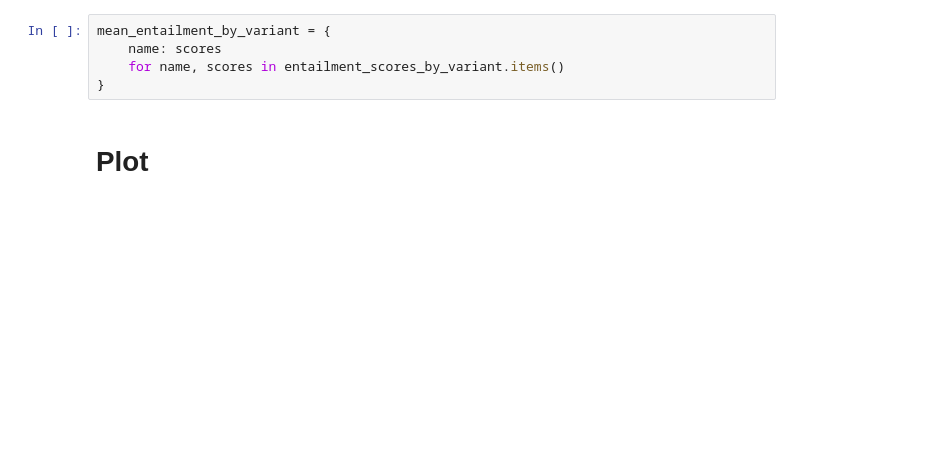
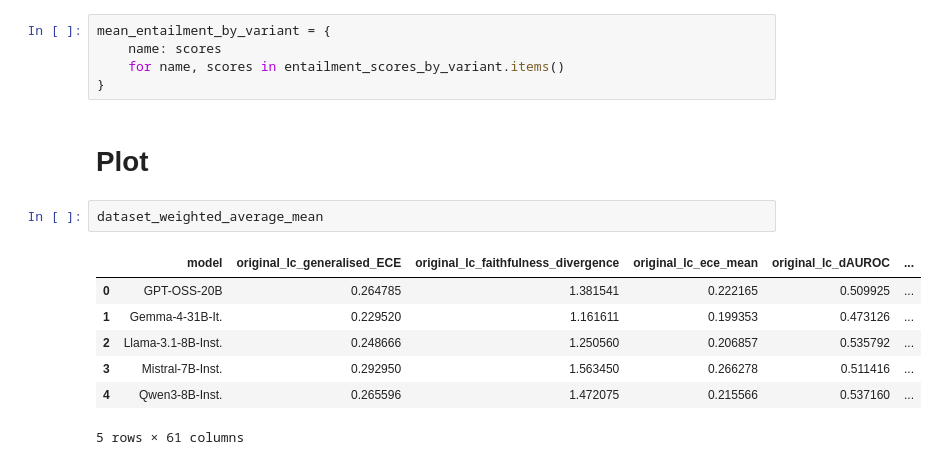
Before and after one commit to Ivan-Yeh/lm-confidence-evaluation-harness, a Jupyter notebook: paper_materials/fig_calibration_performance_baseline_comparison.ipynb, the cells around one changed output. Drawn from its saved outputs; the diff is of its cells as text; blank space fills up the shorter version.

```diff
--- a/paper_materials/fig_calibration_performance_baseline_comparison.ipynb
+++ b/paper_materials/fig_calibration_performance_baseline_comparison.ipynb
@@ -467,6 +556,16 @@ mean_entailment_by_variant = {
 }
 # %% [markdown]
 # Plot
+# %%
+dataset_weighted_average_mean
+# %% [output]
+|  | model | original_lc_generalised_ECE | original_lc_faithfulness_divergence | original_lc_ece_mean | original_lc_dAUROC | ... |
+| 0 | GPT-OSS-20B | 0.264785 | 1.381541 | 0.222165 | 0.509925 | ... |
+| 1 | Gemma-4-31B-It. | 0.229520 | 1.161611 | 0.199353 | 0.473126 | ... |
+| 2 | Llama-3.1-8B-Inst. | 0.248666 | 1.250560 | 0.206857 | 0.535792 | ... |
+| 3 | Mistral-7B-Inst. | 0.292950 | 1.563450 | 0.266278 | 0.511416 | ... |
+| 4 | Qwen3-8B-Inst. | 0.265596 | 1.472075 | 0.215566 | 0.537160 | ... |
+5 rows × 61 columns
 # %%
 import matplotlib.pyplot as plt
 
```
Also changed, not shown: parts of 23 cells of this notebook, 21 other files.
